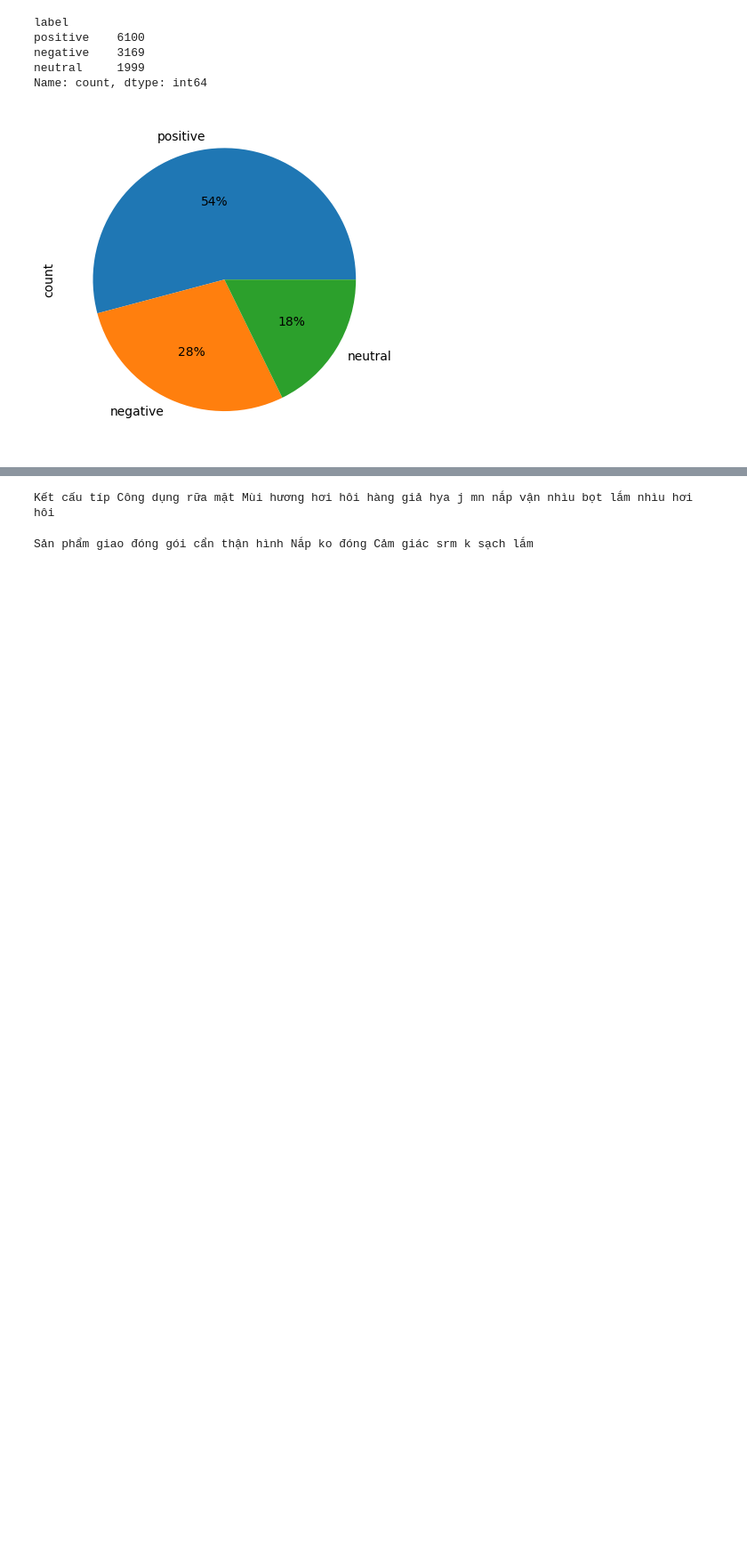
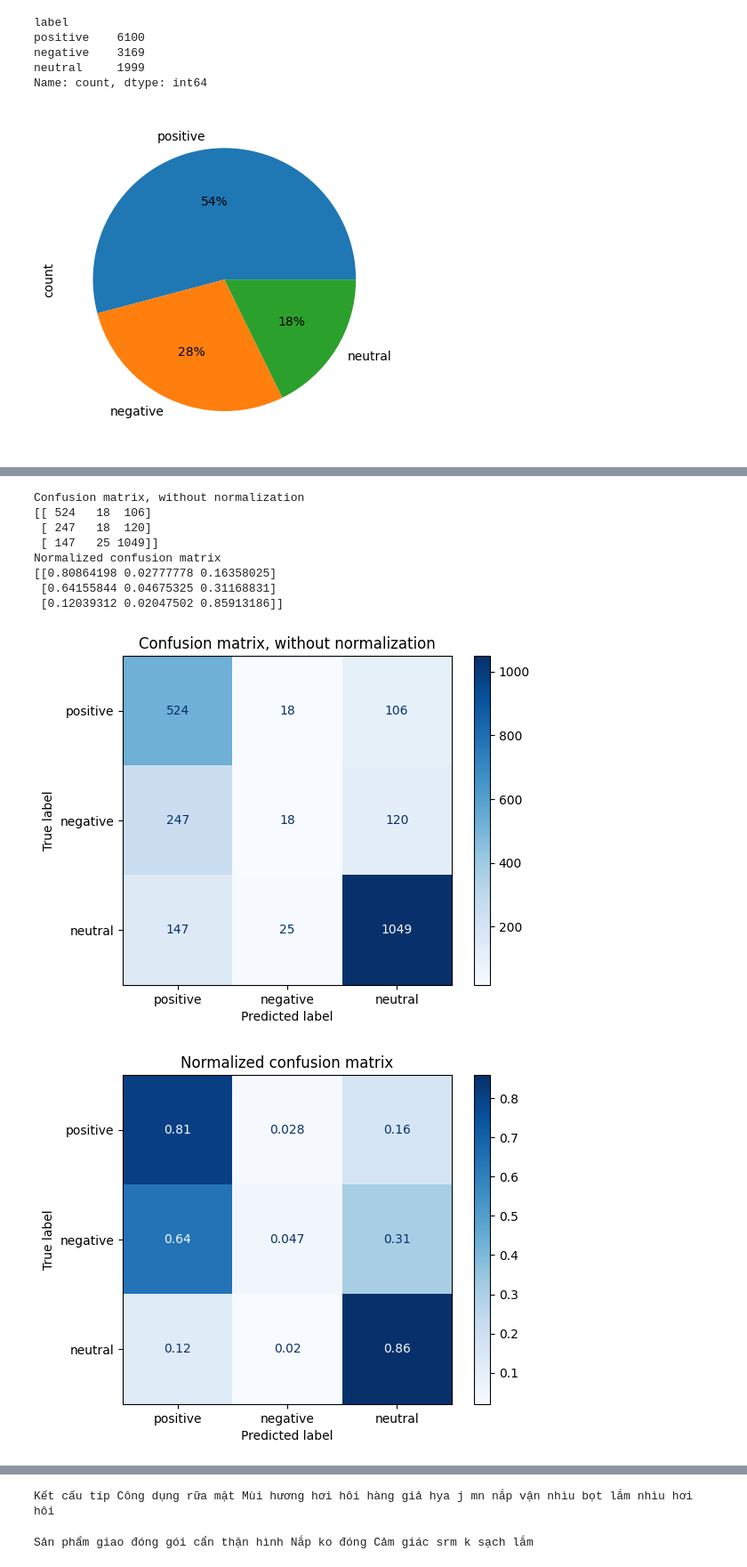
Before and after one commit to tungnt28/Natural-Language-Processing, a Jupyter notebook: nlp_final_exam.ipynb, the cells around one changed output, grey strips where cells are left out. Shown at 89% size. Saved outputs shown, nothing was run; the diff lists cells and outputs as text; code cells hidden in the pictures; blank space fills up the shorter version.

```diff
--- a/nlp_final_exam.ipynb
+++ b/nlp_final_exam.ipynb
@@ -168,0 +266,27 @@ Name: count, dtype: int64
+# %%
+# Import necessary libraries
+from sklearn.feature_extraction.text import TfidfVectorizer
+from sklearn.model_selection import train_test_split
+from sklearn.svm import SVC
+from sklearn.metrics import accuracy_score, classification_report
+
+# Convert text data into TF-IDF features
+vectorizer = TfidfVectorizer()
+X = vectorizer.fit_transform(df['words'])
+
+# Split the data into training and testing sets
+X_train, X_test, y_train, y_test = train_test_split(X, df['label'], test_size=0.2, random_state=42)
+
+# Initialize and train the SVM classifier
+svc_model = SVC(kernel='linear')  # You can try different kernels like 'linear', 'rbf', etc.
+svc_model.fit(X_train, y_train)
+
+# Make predictions on the test set
+y_pred = svc_model.predict(X_test)
+
+# Evaluate the model
+accuracy = accuracy_score(y_test, y_pred)
+report = classification_report(y_test, y_pred)
+
+print(f"Accuracy: {accuracy}")
+print(report)
@@ -168,0 +304,27 @@ Name: count, dtype: int64
+# %%
+for title, normalize in titles_options:
+    disp = ConfusionMatrixDisplay.from_estimator(
+        svc_model,
+        X_test,
+        y_test,
+        display_labels=["positive", "negative", "neutral"],
+        cmap=plt.cm.Blues,
+        normalize=normalize,
+    )
+    disp.ax_.set_title(title)
+
+    print(title)
+    print(disp.confusion_matrix)
+
+plt.show()
+# %% [output]
+Confusion matrix, without normalization
+[[ 524   18  106]
+ [ 247   18  120]
+ [ 147   25 1049]]
+Normalized confusion matrix
+[[0.80864198 0.02777778 0.16358025]
+ [0.64155844 0.04675325 0.31168831]
+ [0.12039312 0.02047502 0.85913186]]
+[figure, added]
+[figure, added]
```
Also changed, not shown: parts of 28 cells of this notebook.
